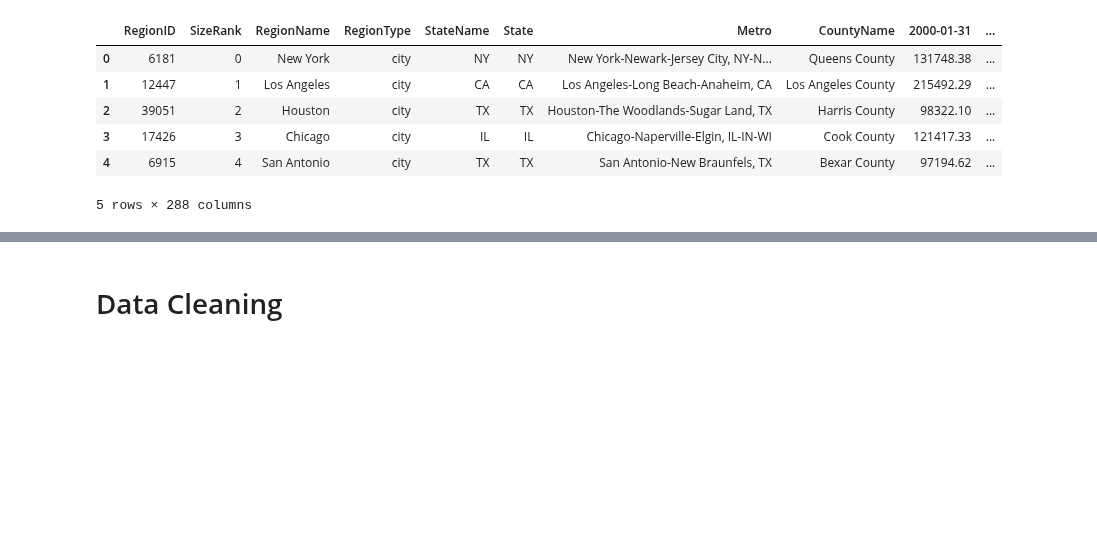
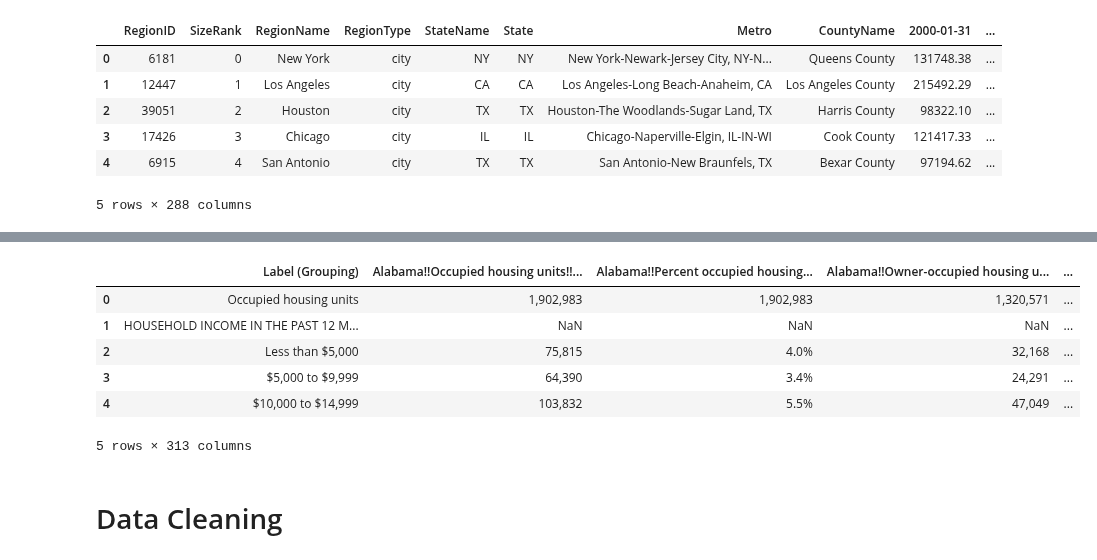
Before and after one commit to ahvuong/COGS108_Data_Science_In_Practice, a Jupyter notebook: DataCheckpointGroup_Sp23_AAA-H.ipynb, the cells around one changed output, grey strips where cells are left out. Drawn from its saved outputs; the diff is of its cells as text; code cells hidden in the pictures; blank space fills up the shorter version.

```diff
--- a/DataCheckpointGroup_Sp23_AAA-H.ipynb
+++ b/DataCheckpointGroup_Sp23_AAA-H.ipynb
@@ -96,3 +122,15 @@ home_values.head()
+# %%
+# 2020 dataset
+df2021 = pd.read_csv('data/ACSST5Y2021.S2503-2023-05-17T062108.csv')
+df2021.head()
+# %% [output]
+|  | Label (Grouping) | Alabama!!Occupied housing units!!... | Alabama!!Percent occupied housing... | Alabama!!Owner-occupied housing u... | ... |
+| 0 | Occupied housing units | 1,902,983 | 1,902,983 | 1,320,571 | ... |
+| 1 | HOUSEHOLD INCOME IN THE PAST 12 M... | NaN | NaN | NaN | ... |
+| 2 | Less than $5,000 | 75,815 | 4.0% | 32,168 | ... |
+| 3 | $5,000 to $9,999 | 64,390 | 3.4% | 24,291 | ... |
+| 4 | $10,000 to $14,999 | 103,832 | 5.5% | 47,049 | ... |
+5 rows × 313 columns
 # %% [markdown]
 # Data Cleaning
 # %% [markdown]
```
Also changed, not shown: parts of 21 cells of this notebook, 2 other files.
